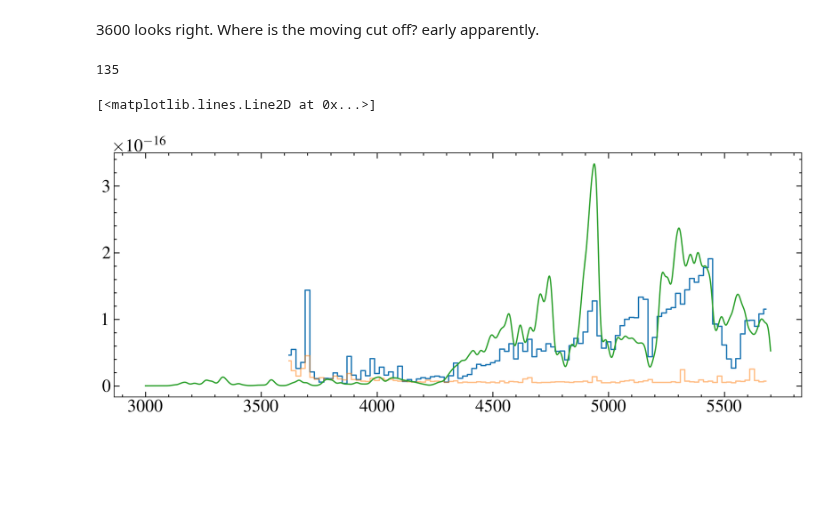
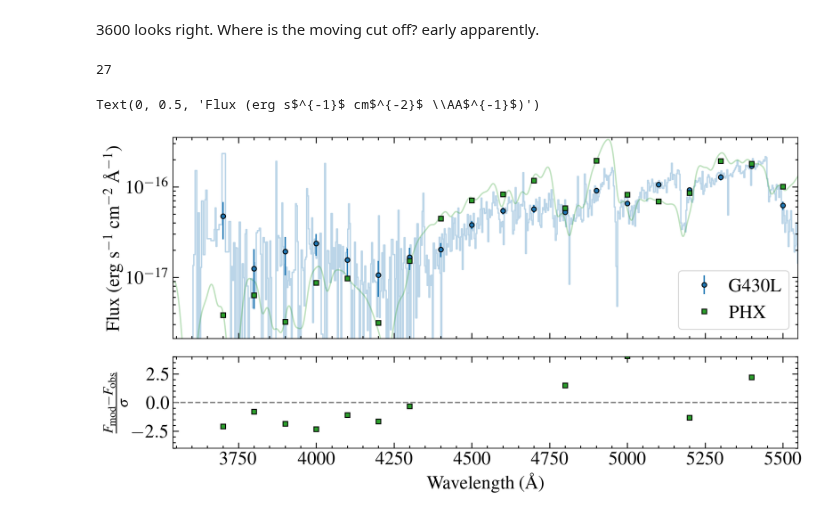
Before and after one commit to davidjwilson/SEDs, a Jupyter notebook: trappist-1/hst_photometry/g430l.ipynb, the cells around one changed output. Saved outputs shown, nothing was run; the diff lists cells and outputs as text; code cells hidden in the pictures; blank space fills up the shorter version.

```diff
--- a/trappist-1/hst_photometry/g430l.ipynb
+++ b/trappist-1/hst_photometry/g430l.ipynb
@@ -129,28 +129,65 @@ phxpath = '/media/david/2tb_ext_hd/hddata/mega_muscles/v24_hlsp/TRAPPIST-1/hlsp_
 phx = fits.getdata(phxpath, 1)
 phxnorm = fits.getheader(phxpath, 0)['NORMFAC']
 pw, pf = phx['WAVELENGTH'], phx['FLUX']*phxnorm
-pmask = (pw > 3000) & (pw < 5700)
+pmask = (pw > 3500) & (pw < 5700)
 pw, pf = pw[pmask], pf[pmask]
 pf = convolve(pf, Gaussian1DKernel(200))
 # %%
-new_wavelength = np.arange(3000, 5690, 20)
+new_wavelength = np.arange(3000, 5690, 100)
 print(len(new_wavelength))
 fluxcon = FluxConservingResampler(extrapolation_treatment='zero_fill')
 input_spec = Spectrum1D(spectral_axis=w1*u.AA, flux=f1*u.Unit('erg cm-2 s-1 AA-1') , uncertainty= StdDevUncertainty(e1))
 new_spec_fluxcon = fluxcon(input_spec, new_wavelength*u.AA)
 w2 = (new_spec_fluxcon.spectral_axis.value)
 f2 = (new_spec_fluxcon.flux.value)
 e2 = (1/(new_spec_fluxcon.uncertainty.array**0.5))
 
 
-norm = max(f2)
-fig, ax = plt.subplots()
+input_spec = Spectrum1D(spectral_axis=pw*u.AA, flux=pf*u.Unit('erg cm-2 s-1 AA-1'))
+new_spec_fluxcon = fluxcon(input_spec, new_wavelength*u.AA)
+pw2 = (new_spec_fluxcon.spectral_axis.value)
+pf2 = (new_spec_fluxcon.flux.value)
+
+
+# norm = max(f2)
+# fig, ax = plt.subplots()
+fig, axes = plt.subplot_mosaic([[0, 0, 0], [0, 0,0], [1, 1, 1]], sharex=True, figsize=(12, 6))
+ax = axes[0]
 mask = w2 > 3600
-ax.step(w2[mask], f2[mask], where='mid')
-ax.step(w2[mask], e2[mask], alpha=0.5, where='mid')
+ax.errorbar(w2[mask], f2[mask], yerr=e2[mask], ls='none', c='C0', marker='o', markersize=5,  markeredgecolor='k', label='G430L')
+mask = w1 > 3600
+ax.step(w1[mask], f1[mask], where='mid', alpha=0.3, c='C0', zorder=-5)
+# ax.step(w2[mask], e2[mask], alpha=0.5, where='mid')
+mask = w2 > 3600
+ax.errorbar(pw2[mask], pf2[mask] , ls='none', c='C2', marker='s', markersize=5, markeredgecolor='k', label='PHX')
+ax.plot(pw, pf, alpha=0.3, c='C2', zorder=-4)
 
-ax.plot(pw, pf)
+
+
+
+
+ax.set_yscale('log')
+
+ax.set_xlim(3540, 5549)
+ax.set_ylim(2.1e-18, 3.5e-16)
+
+ax.legend(frameon=True)
+
+ratio =  pf2[mask]/f2[mask]
+ratio_e = ratio*e2[mask]/f2[mask]
+ratio_sig = (pf2[mask] - f2[mask])/e2[mask]
+
+# axes[1].errorbar(w2[mask], ratio, yerr=ratio_e, ls='none', c='C3', marker='s', markersize=5, markeredgecolor='k')
+axes[1].errorbar(w2[mask], ratio_sig, ls='none', c='C2', marker='s', markersize=5, markeredgecolor='k')
+
+# axes[1].set_yscale('log')
+axes[1].axhline(0, ls ='--', c='0.5')
+axes[1].set_ylim(-4, 4)
+
+axes[1].set_xlabel('Wavelength (\AA)')
+axes[1].set_ylabel(r'$\frac{F_{\mathrm{mod}}-F_{\mathrm{obs}}} {\sigma}$')
+ax.set_ylabel('Flux (erg s$^{-1}$ cm$^{-2}$ \AA$^{-1}$)')
 # %% [output]
-135
+27
-[<matplotlib.lines.Line2D at 0x...>]
+Text(0, 0.5, 'Flux (erg s$^{-1}$ cm$^{-2}$ \\AA$^{-1}$)')
-[figure, old version]
+[figure, new version]
```
Also changed, not shown: parts of 11 cells of this notebook, 7 other files.
